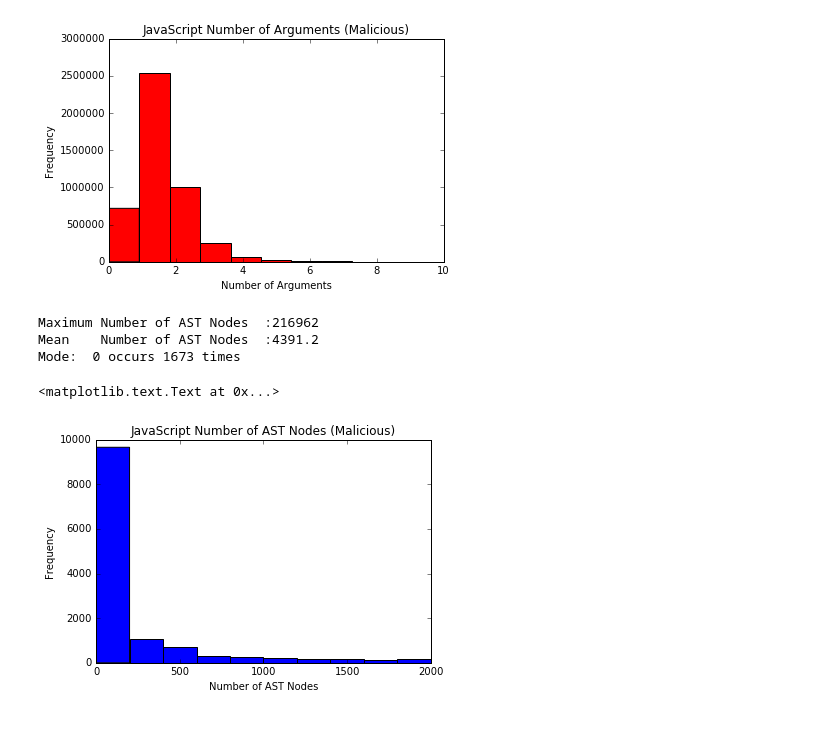
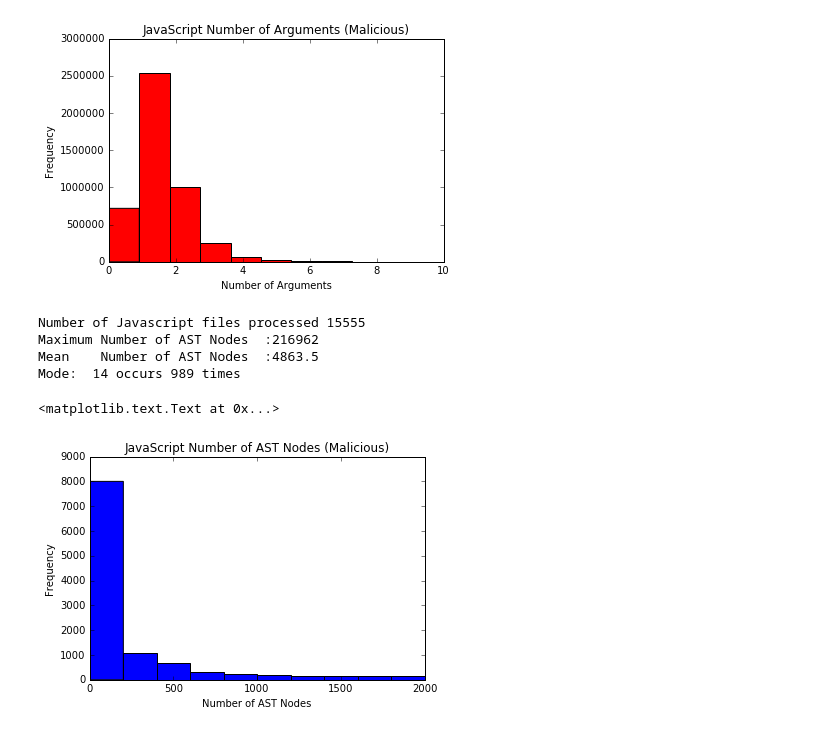
Before and after one commit to yiransheng/content-aware-ad-blocker, a Jupyter notebook: EDA-Raja/EDA_Malicious.ipynb, the cells around one changed output. Saved outputs shown, nothing was run; the diff lists cells and outputs as text; code cells hidden in the pictures.

Commit message:
Initial EDA after discarding empty javascript files. (EDA of Approx 19K Non Malicious js files as well as 15K Malicious js files)

```diff
--- a/EDA-Raja/EDA_Malicious.ipynb
+++ b/EDA-Raja/EDA_Malicious.ipynb
@@ -56,24 +56,28 @@ Mode:  1 occurs 2541473 times
 # %%
 f = open("NumNodesOne1.txt", "r")
 NumNodesValues=[]
 for line in f:
     line = line.strip("\n")
-    NumNodesValues.append(int(line))
+    x = int(line)
+    if x != 0 :
+       NumNodesValues.append(x)
 f.close()
 nodes_arr = np.array(NumNodesValues)
+print'Number of Javascript files processed %d' %(len(NumNodesValues))
 print'Maximum Number of AST Nodes  :%d' %(np.max(nodes_arr))
 print'Mean    Number of AST Nodes  :%4.1f' %(np.mean(nodes_arr))
 m = stats.mode(nodes_arr)
 print'Mode:  %d occurs %d times' %(m[0], m[1])
 print
 print
-plt.hist(nodes_arr, range=[0, 2000], color='blue', bins=10)
+plt.hist(nodes_arr, range=[1, 2000], color='blue', bins=10)
 plt.title("JavaScript Number of AST Nodes (Malicious)")
 plt.xlabel("Number of AST Nodes")
 plt.ylabel("Frequency")
 # %% [output]
+Number of Javascript files processed 15555
 Maximum Number of AST Nodes  :216962
-Mean    Number of AST Nodes  :4391.2
-Mode:  0 occurs 1673 times
+Mean    Number of AST Nodes  :4863.5
+Mode:  14 occurs 989 times
 <matplotlib.text.Text at 0x...>
-[figure, old version]
+[figure, new version]
```
Also changed, not shown: 3 other files.
